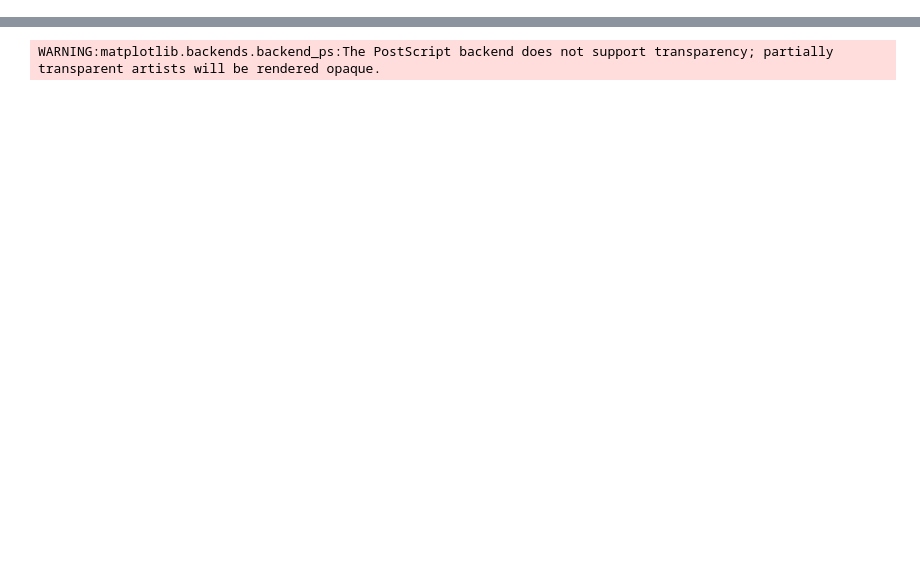
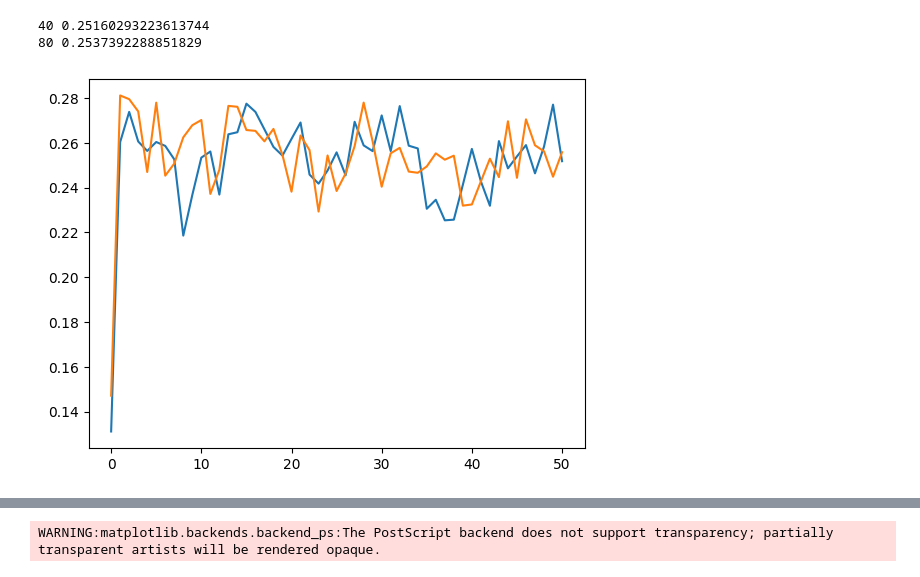
Before and after one commit to radulaski/CQED_quantum_simulation, a Jupyter notebook: notebooks/AQT_RC.ipynb, the cells around one changed output, grey strips where cells are left out. Cells and saved outputs as stored; diff of their text form; code cells hidden in the pictures; blank space fills up the shorter version.

```diff
--- a/notebooks/AQT_RC.ipynb
+++ b/notebooks/AQT_RC.ipynb
@@ -37,6 +37,16 @@ normed_bitstrs = {
     "Emitter 2 and 3": "avg_0100_0001",
     "Cavity + Environment": "0010",
 }
+# %%
+for n_rand in [40, 80]:
+    data = rc_data.xs(n_rand, level="Randomizations")
+    data = 1 - data[['1000', '0100', '0010', '0001']].sum(axis=1)
+    plt.plot(data.tolist(), label=n_rand)
+    print(n_rand, data.mean())
+# %% [output]
+40 0.25160293223613744
+80 0.2537392288851829
+[figure, added]
 # %%
 N = 3
 g = 4
```
Also changed, not shown: parts of 3 cells of this notebook, 18 other files.
